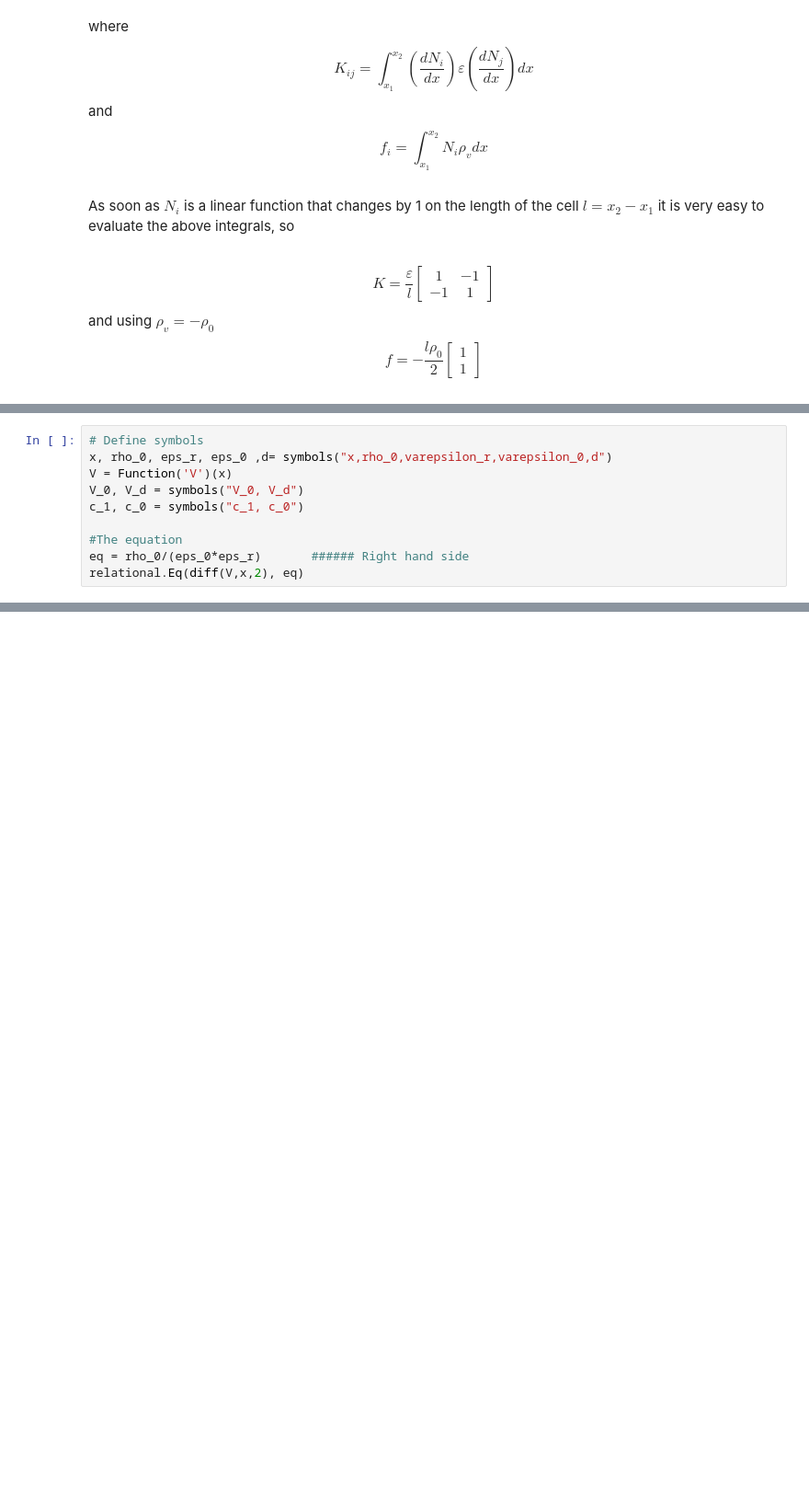
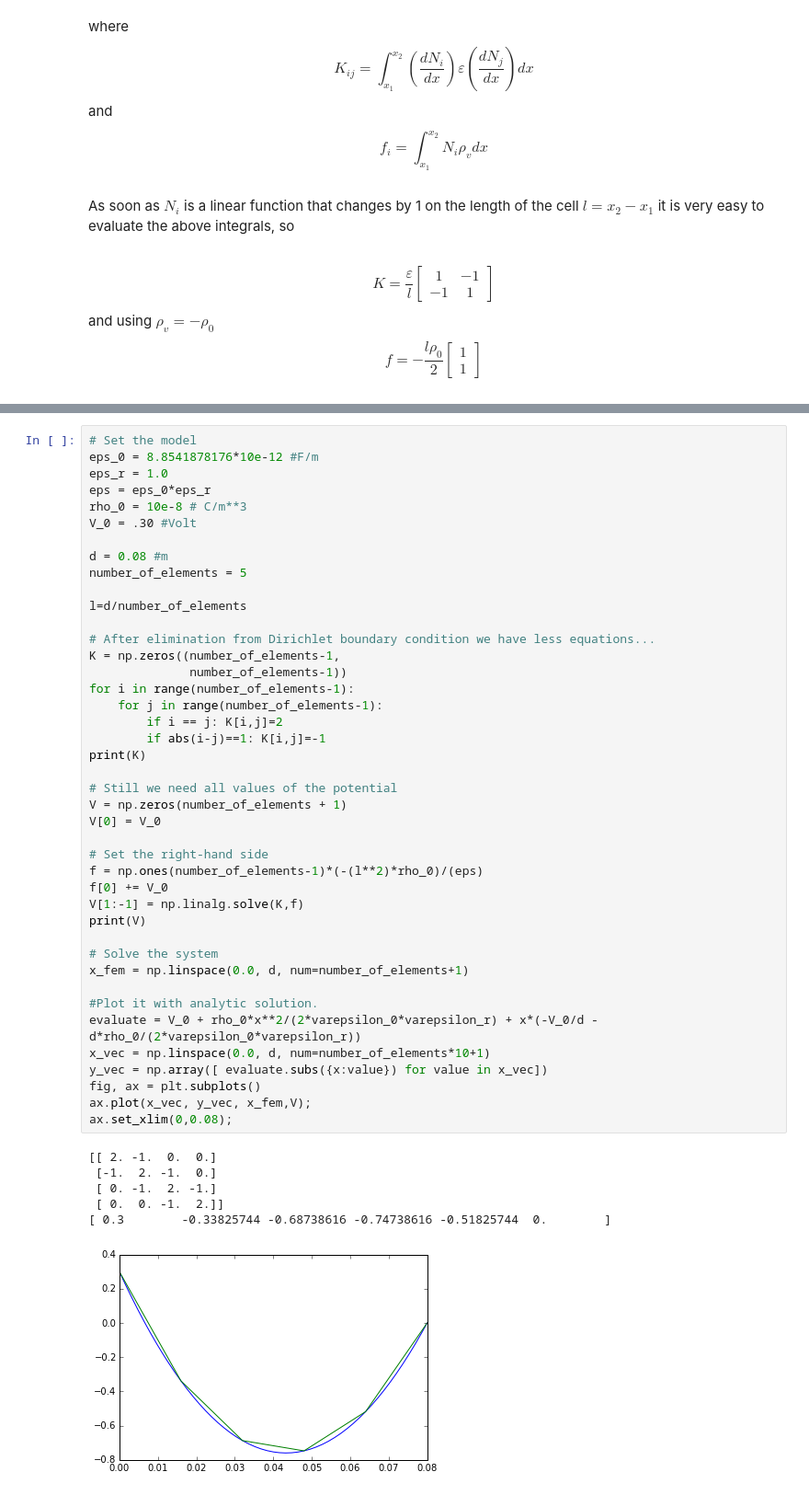
Before and after one commit to kostyfisik/fem-intro, a Jupyter notebook: fem-1d-linear.ipynb, the cells around one changed output, grey strips where cells are left out. Shown at 92% size. Drawn from its saved outputs; the diff is of its cells as text; blank space fills up the shorter version.

```diff
--- a/fem-1d-linear.ipynb
+++ b/fem-1d-linear.ipynb
@@ -321,10 +326,0 @@ $$
-# %%
-# Define symbols
-x, rho_0, eps_r, eps_0 ,d= symbols("x,rho_0,varepsilon_r,varepsilon_0,d")
-V = Function('V')(x)
-V_0, V_d = symbols("V_0, V_d")
-c_1, c_0 = symbols("c_1, c_0")
-
-#The equation
-eq = rho_0/(eps_0*eps_r)       ###### Right hand side
-relational.Eq(diff(V,x,2), eq)
@@ -332,0 +619,49 @@ relational.Eq(diff(V,x,2), eq)
+# %%
+# Set the model
+eps_0 = 8.8541878176*10e-12 #F/m
+eps_r = 1.0
+eps = eps_0*eps_r
+rho_0 = 10e-8 # C/m**3
+V_0 = .30 #Volt
+
+d = 0.08 #m
+number_of_elements = 5
+
+l=d/number_of_elements
+
+# After elimination from Dirichlet boundary condition we have less equations...
+K = np.zeros((number_of_elements-1,
+              number_of_elements-1))
+for i in range(number_of_elements-1):
+    for j in range(number_of_elements-1):
+        if i == j: K[i,j]=2
+        if abs(i-j)==1: K[i,j]=-1
+print(K)
+
+# Still we need all values of the potential
+V = np.zeros(number_of_elements + 1)
+V[0] = V_0
+
+# Set the right-hand side
+f = np.ones(number_of_elements-1)*(-(l**2)*rho_0)/(eps)
+f[0] += V_0
+V[1:-1] = np.linalg.solve(K,f)
+print(V)
+
+# Solve the system
+x_fem = np.linspace(0.0, d, num=number_of_elements+1)
+
+#Plot it with analytic solution.
+evaluate = V_0 + rho_0*x**2/(2*varepsilon_0*varepsilon_r) + x*(-V_0/d - d*rho_0/(2*varepsilon_0*varepsilon_r))
+x_vec = np.linspace(0.0, d, num=number_of_elements*10+1)
+y_vec = np.array([ evaluate.subs({x:value}) for value in x_vec])
+fig, ax = plt.subplots()
+ax.plot(x_vec, y_vec, x_fem,V);
+ax.set_xlim(0,0.08);
+# %% [output]
+[[ 2. -1.  0.  0.]
+ [-1.  2. -1.  0.]
+ [ 0. -1.  2. -1.]
+ [ 0.  0. -1.  2.]]
+[ 0.3        -0.33825744 -0.68738616 -0.74738616 -0.51825744  0.        ]
+[figure, added]
```
Also changed, not shown: parts of 32 cells of this notebook, 4 other files.
